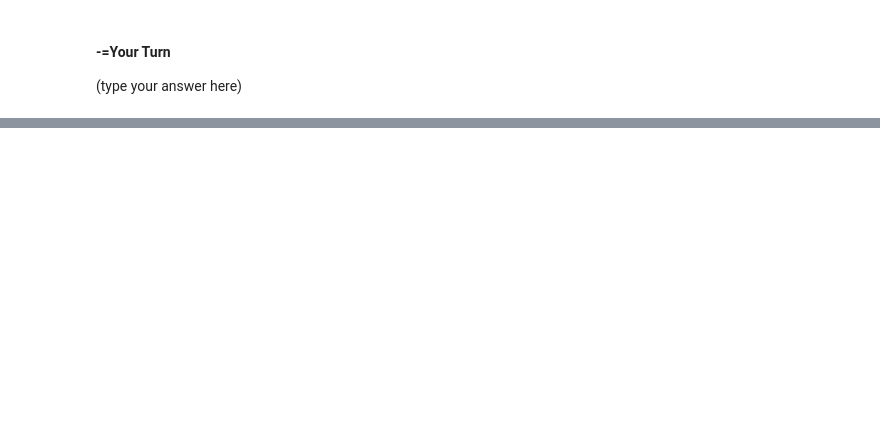
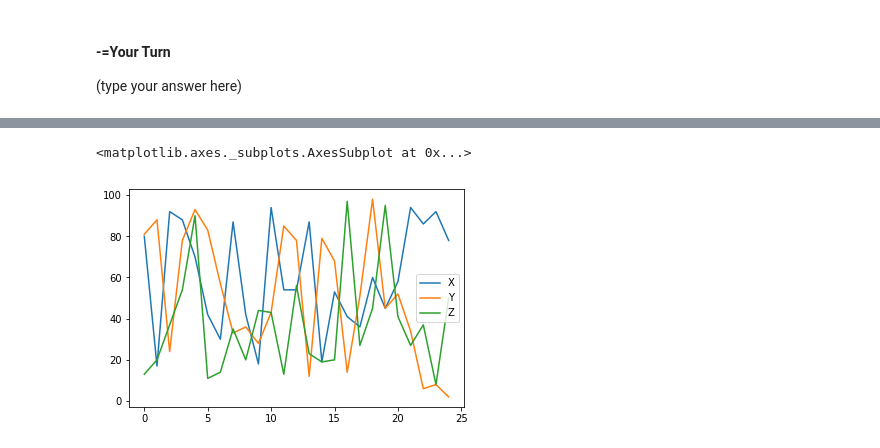
Before and after one commit to kevinclee26/nebula_ds, a Jupyter notebook: class_d4/data_visualization.ipynb, the cells around one changed output, grey strips where cells are left out. Saved outputs shown, nothing was run; the diff lists cells and outputs as text; code cells hidden in the pictures; blank space fills up the shorter version.

```diff
--- a/class_d4/data_visualization.ipynb
+++ b/class_d4/data_visualization.ipynb
@@ -81,0 +106,5 @@ In the cell below, describe what kind of information if well suited for each vis
+# %%
+df.plot(kind='line')
+# %% [output]
+<matplotlib.axes._subplots.AxesSubplot at 0x...>
+[figure, added]
```
Also changed, not shown: parts of 25 cells of this notebook, 3 other files.
